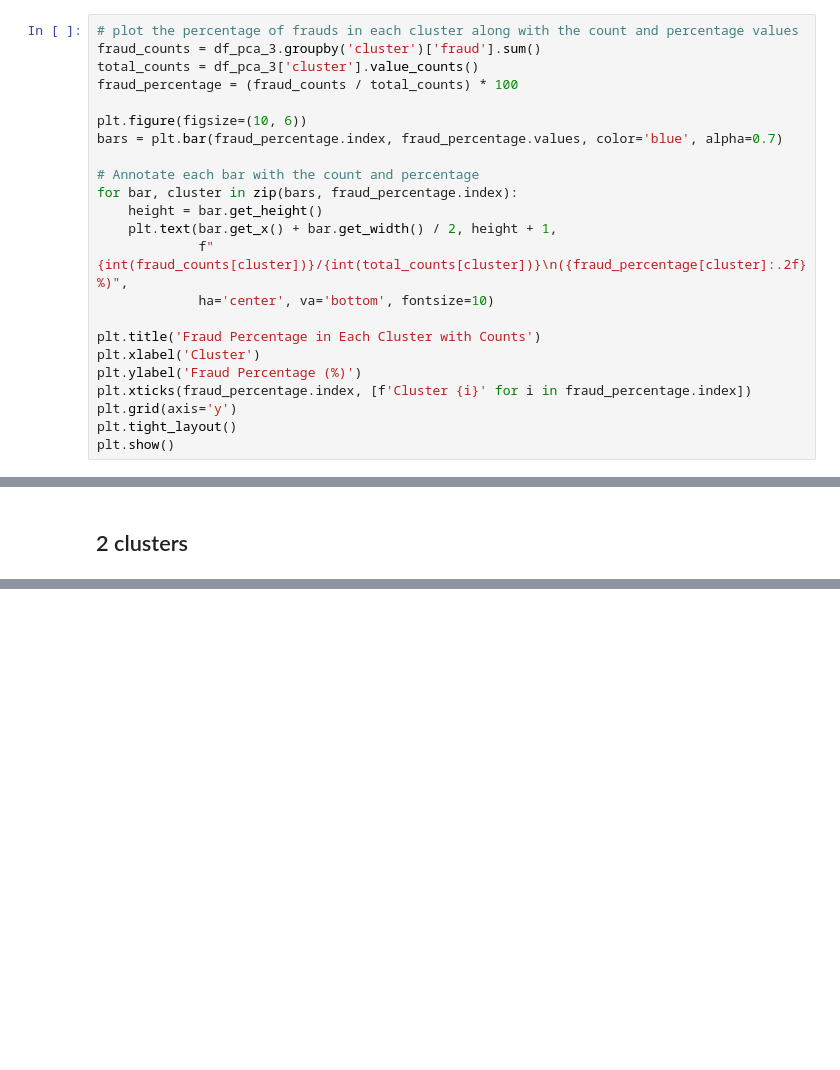
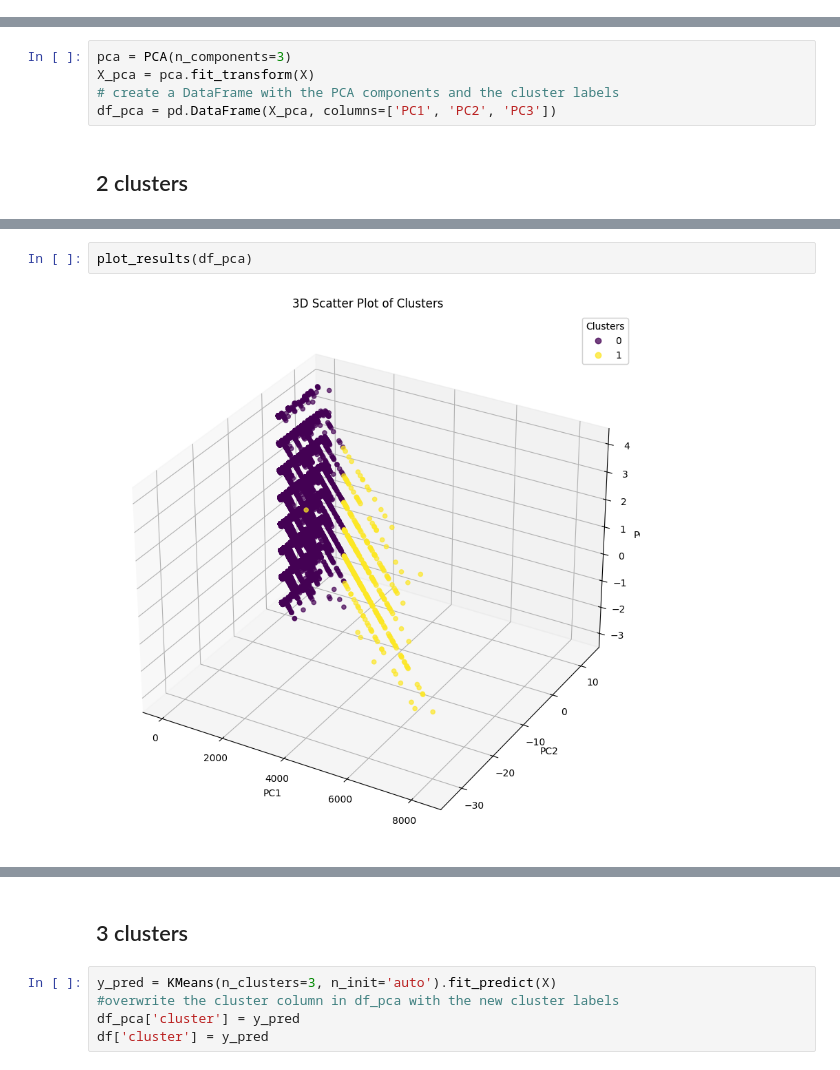
Before and after one commit to koutsompinask/MSC, a Jupyter notebook: semester B/Python/assignment/clustering.ipynb, the cells around one changed output, grey strips where cells are left out. Cells and saved outputs as stored; diff of their text form; blank space fills up the shorter version.

```diff
--- a/semester B/Python/assignment/clustering.ipynb
+++ b/semester B/Python/assignment/clustering.ipynb
@@ -348,23 +276,0 @@ plt.show()
-# %%
-# plot the percentage of frauds in each cluster along with the count and percentage values
-fraud_counts = df_pca_3.groupby('cluster')['fraud'].sum()
-total_counts = df_pca_3['cluster'].value_counts()
-fraud_percentage = (fraud_counts / total_counts) * 100
-
-plt.figure(figsize=(10, 6))
-bars = plt.bar(fraud_percentage.index, fraud_percentage.values, color='blue', alpha=0.7)
-
-# Annotate each bar with the count and percentage
-for bar, cluster in zip(bars, fraud_percentage.index):
-    height = bar.get_height()
-    plt.text(bar.get_x() + bar.get_width() / 2, height + 1,
-             f"{int(fraud_counts[cluster])}/{int(total_counts[cluster])}\n({fraud_percentage[cluster]:.2f}%)",
-             ha='center', va='bottom', fontsize=10)
-
-plt.title('Fraud Percentage in Each Cluster with Counts')
-plt.xlabel('Cluster')
-plt.ylabel('Fraud Percentage (%)')
-plt.xticks(fraud_percentage.index, [f'Cluster {i}' for i in fraud_percentage.index])
-plt.grid(axis='y')
-plt.tight_layout()
-plt.show()
@@ -373,2 +352,7 @@ plt.show()
+# %%
+pca = PCA(n_components=3)
+X_pca = pca.fit_transform(X)
+# create a DataFrame with the PCA components and the cluster labels
+df_pca = pd.DataFrame(X_pca, columns=['PC1', 'PC2', 'PC3'])
 # %% [markdown]
 ## 2 clusters
@@ -463,0 +368,4 @@ plt.show()
+# %%
+plot_results(df_pca)
+# %% [output]
+[figure, added]
@@ -463,0 +374,7 @@ plt.show()
+# %% [markdown]
+## 3 clusters
+# %%
+y_pred = KMeans(n_clusters=3, n_init='auto').fit_predict(X)
+#overwrite the cluster column in df_pca with the new cluster labels
+df_pca['cluster'] = y_pred
+df['cluster'] = y_pred
```
Also changed, not shown: parts of 23 cells of this notebook.
